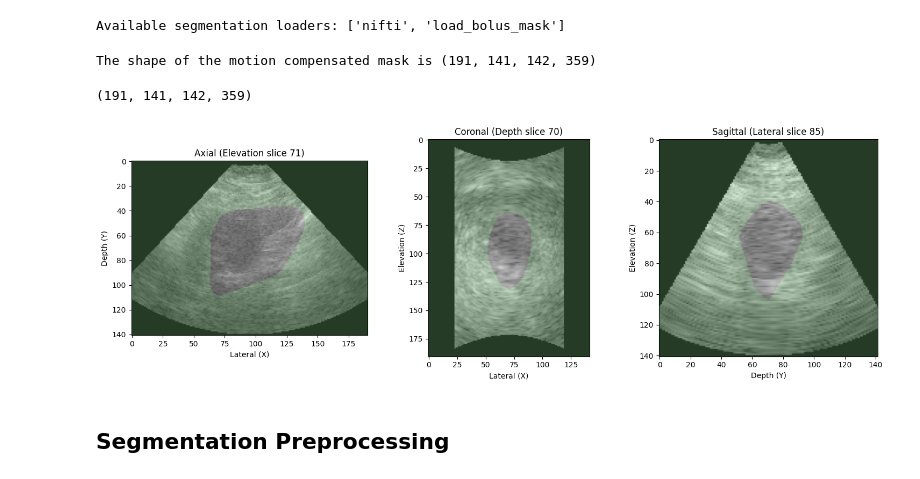
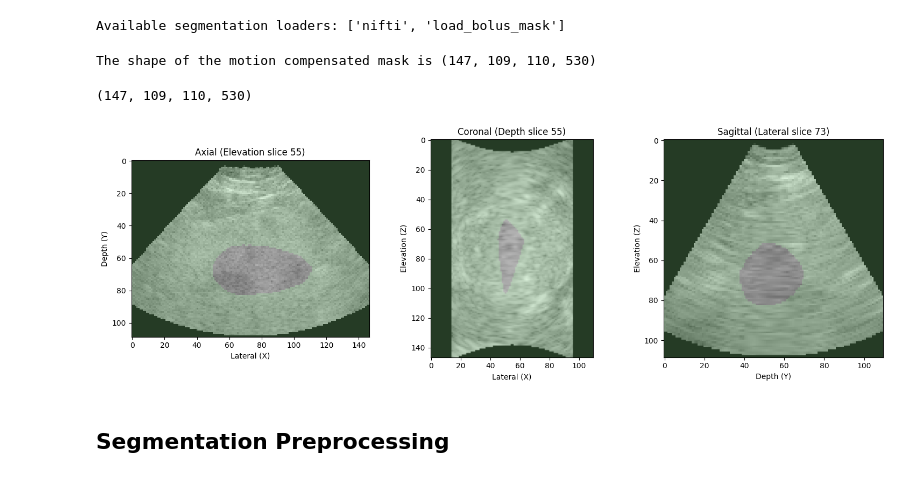
Before and after one commit to TUL-Dev/QuantUS-Plugins-CEUS, a Jupyter notebook: CLI-Demos/MC_3D_test.ipynb, the cells around one changed output. Saved outputs shown, nothing was run; the diff lists cells and outputs as text; code cells hidden in the pictures.

```diff
--- a/CLI-Demos/MC_3D_test.ipynb
+++ b/CLI-Demos/MC_3D_test.ipynb
@@ -23,8 +23,8 @@ Available scan loaders: ['avi', 'nifti', 'custom_dicom', 'mp4']
 scan_type = 'nifti'
 
 # Takes the DICOM file as input for contrast enhanced ultrasound (CEUS) scans
-CEUS_scan_path = '/Volumes/T5 EVO/TJU Data/TJU002/P02V01/TJU-P02-V01-CEUS 2_10.43.42/TJU-P02-V01-CEUS 2_10.43.42_mf_sip_capture_50_2_1_0.raw_CEUS.nii.gz'
-bmode_scan_path = '/Volumes/T5 EVO/TJU Data/TJU002/P02V01/TJU-P02-V01-CEUS 2_10.43.42/TJU-P02-V01-CEUS 2_10.43.42_mf_sip_capture_50_2_1_0.raw_BMODE.nii.gz'
+CEUS_scan_path = '/Volumes/T5 EVO/UCSD_3DCEUS/SIP/2025.08.19_P05V02/UCSD-P05-V02-CE1_09.45.08/UCSD-P05-V02-CE1_09.45.08_mf_sip_capture_50_2_1_0.raw_CEUS.nii.gz'
+bmode_scan_path = '/Volumes/T5 EVO/UCSD_3DCEUS/SIP/2025.08.19_P05V02/UCSD-P05-V02-CE1_09.45.08/UCSD-P05-V02-CE1_09.45.08_mf_sip_capture_50_2_1_0.raw_BMODE.nii.gz'
 scan_loader_kwargs = {
 }
 # %%
@@ -68,7 +64,7 @@ Available segmentation loaders: ['nifti', 'load_bolus_mask']
 # %%
 seg_type = 'nifti'
 
-seg_path = '/Volumes/T5 EVO/TJU Data/TJU002/P02V01/TJU-P02-V01-CEUS 2_10.43.42/Final_VOI.nii.gz'
+seg_path = '/Volumes/T5 EVO/UCSD_3DCEUS/SIP/2025.08.19_P05V02/UCSD-P05-V02-CE1_09.45.08/VOI_manual_seg.nii.gz'
 seg_loader_kwargs = {}
 # %%
 from src.entrypoints import seg_loading_step
@@ -76,7 +72,7 @@ from src.entrypoints import seg_loading_step
 # Testing the motion compensation, right now is hard coded
 seg_data = seg_loading_step(seg_type, image_data, seg_path, CEUS_scan_path, **seg_loader_kwargs)
 # %% [output]
-The shape of the motion compensated mask is (191, 141, 142, 359)
+The shape of the motion compensated mask is (147, 109, 110, 530)
 # %%
 import matplotlib.pyplot as plt
 import numpy as np
@@ -84,40 +80,40 @@ print(image_data.pixel_data.shape)
 
 
 # Define slice positions
-lateral_slice = 85  # x position
-depth_slice = 70     # y position
-elevation_slice = 71 # z position
-frame = 100          # time point
+lateral_slice = 73  # x position
+depth_slice = 55     # y position
+elevation_slice = 55 # z position
+frame = 10         # time point
 
 # Create figure with 3 subplots
 fig, axes = plt.subplots(1, 3, figsize=(15, 5))
 
 # Axial view (looking down the elevation/z axis)
 axes[0].imshow(np.transpose(bmode_image_data.pixel_data[:, :, elevation_slice, frame]), cmap='gray')
 axes[0].imshow(np.transpose(seg_data.seg_mask[:, :, elevation_slice, frame]), cmap='Accent', alpha=0.3)
 axes[0].set_title(f'Axial (Elevation slice {elevation_slice})')
 axes[0].set_xlabel('Lateral (X)')
 axes[0].set_ylabel('Depth (Y)')
 
 # Coronal view (looking down the depth/y axis)
 axes[1].imshow(bmode_image_data.pixel_data[:, depth_slice, :, frame], cmap='gray')
 axes[1].imshow(seg_data.seg_mask[:, depth_slice, :, frame], cmap='Accent', alpha=0.3)
 axes[1].set_title(f'Coronal (Depth slice {depth_slice})')
 axes[1].set_xlabel('Lateral (X)')
 axes[1].set_ylabel('Elevation (Z)')
 
 # Sagittal view (looking down the lateral/x axis)
 axes[2].imshow(bmode_image_data.pixel_data[lateral_slice, :, :, frame], cmap='gray')
 axes[2].imshow(seg_data.seg_mask[lateral_slice, :, :, frame], cmap='Accent', alpha=0.3)
 axes[2].set_title(f'Sagittal (Lateral slice {lateral_slice})')
 axes[2].set_xlabel('Depth (Y)')
 axes[2].set_ylabel('Elevation (Z)')
 
 plt.tight_layout()
 plt.show()
 # %% [output]
-(191, 141, 142, 359)
+(147, 109, 110, 530)
-[figure, old version]
+[figure, new version]
 # %% [markdown]
 ## Segmentation Preprocessing
 # %%
```
Also changed, not shown: parts of 17 cells of this notebook, 3 other files.
